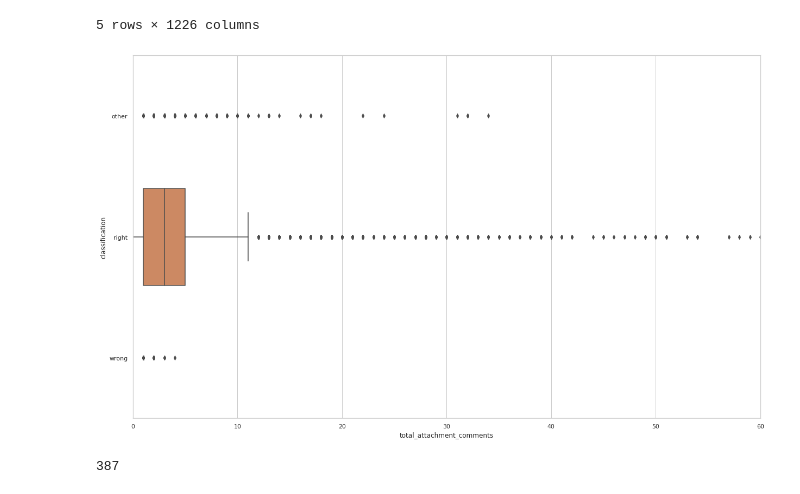
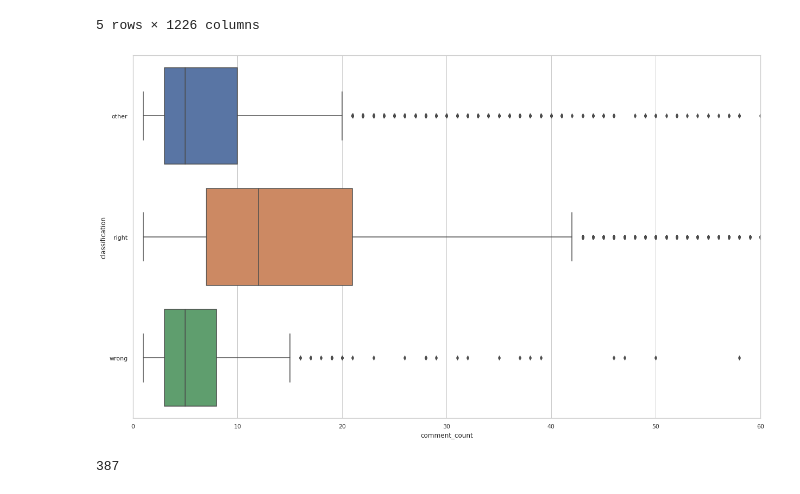
Before and after one commit to manoelf/master-research-bugreport, a Jupyter notebook: notebook/bug-report-investigatin-bugzilla.ipynb, the cells around one changed output. Saved outputs shown, nothing was run; the diff lists cells and outputs as text; code cells hidden in the pictures.

```diff
--- a/notebook/bug-report-investigatin-bugzilla.ipynb
+++ b/notebook/bug-report-investigatin-bugzilla.ipynb
@@ -514,11 +602,11 @@ data_eda = pd.read_csv('../data/data_eda.csv')
 # %%
 sns.set(rc={"figure.figsize":(20.7, 12.27)})
 sns.set_style('whitegrid')
 
 
-ax= sns.boxplot(x='total_attachment_comments',y='classification',data=data_eda).set(xlim=(0, 60))
+ax = sns.boxplot(x='comment_count',y='classification',data=data_eda).set(xlim=(0, 60))
 # %% [output]
-[figure, old version]
+[figure, new version]
 # %%
 len(data_eda[data_eda['classification'] == 'wrong'])
 # %% [output]
```
Also changed, not shown: parts of 15 cells of this notebook, 1 other file.
